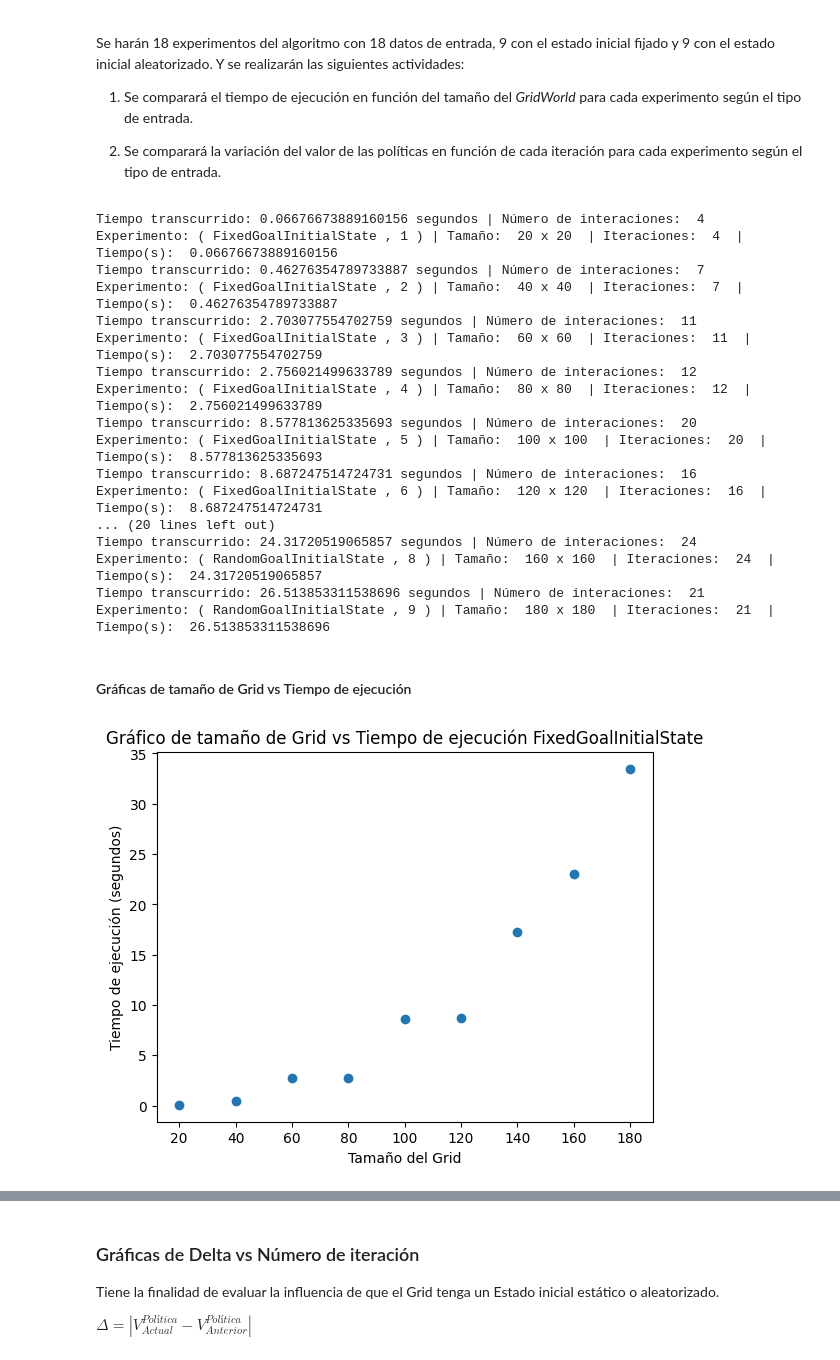
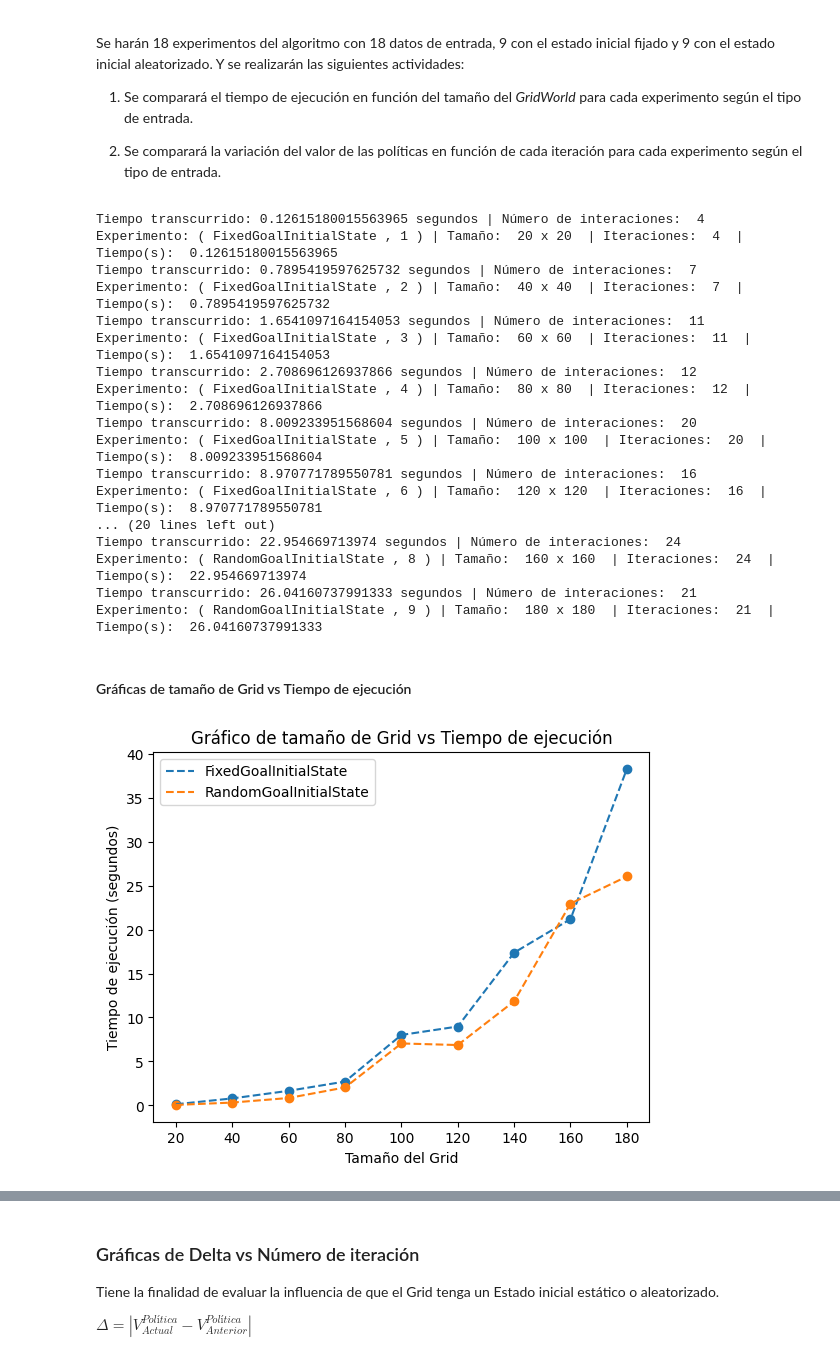
Before and after one commit to djsg2021utec/proyecto-1-incertidumbre, a Jupyter notebook: Algoritmo_Iteracion_de_Politica.ipynb, the cells around one changed output, grey strips where cells are left out. Drawn from its saved outputs; the diff is of its cells as text; code cells hidden in the pictures.

```diff
--- a/Algoritmo_Iteracion_de_Politica.ipynb
+++ b/Algoritmo_Iteracion_de_Politica.ipynb
@@ -377,7 +377,7 @@ def Algoritmo_Iteracion_Politica(Gridworld_NotSpaces):
     else:
       numero_iteraciones += 1
       Deltas.append(getDeltaPolitica(politica_actual,politica_nueva))
-  dict_estados[str(coordenadas_iniciales[0])+"-"+str(coordenadas_iniciales[1])][1] = estados_iniciales[acciones_validas.index(dict_estados[str(coordenadas_iniciales[0])+"-"+str(coordenadas_iniciales[1])][1])]
+  #dict_estados[str(coordenadas_iniciales[0])+"-"+str(coordenadas_iniciales[1])][1] = estados_iniciales[acciones_validas.index(dict_estados[str(coordenadas_iniciales[0])+"-"+str(coordenadas_iniciales[1])][1])]
   fin = time.time()
   tiempo_transcurrido = fin - inicio
   Deltas = Deltas[1:]
@@ -426,3 +424,27 @@ Deltas #Se calculan las deltas para ver el grado de variación entre políticas
 En este apartado se realizan las siguientes tareas:
 
 1. Plotear el camino óptimo entre el estado inicial y el estado final.
+# %%
+path = {'→': ['>','▶'], '←':['<','◀'], '↑': ['^','▲'], '↓':['˅','▼']}
+
+coord_inicial = getCoordInicial(Gridworld_NotSpaces)
+
+objetivo_encontrado = False
+punto_inicial = list(coord_inicial) # [1,2]
+
+while not objetivo_encontrado:
+    key_movimiento = str(punto_inicial[0])+'-'+str(punto_inicial[1])
+
+    direccion_mov = dict_estados[key_movimiento][1]
+
+    siguiente_coordenada = np.array(punto_inicial) + np.array(diccionario_movimientos[direccion_mov])
+
+    if dict_estados[str(siguiente_coordenada[0])+'-' +str(siguiente_coordenada[1])][1] == 'G':
+        objetivo_encontrado = True
+        break
+
+    punto_inicial = siguiente_coordenada
+    dict_estados[str(siguiente_coordenada[0]) + '-'+str(siguiente_coordenada[1])][1] = path[dict_estados[str(siguiente_coordenada[0]) + '-'+str(siguiente_coordenada[1])][1]][0]
+
+
+dict_estados[str(coord_inicial[0]) + '-'+str(coord_inicial[1])][1] = path[dict_estados[str(coord_inicial[0]) + '-'+str(coord_inicial[1])][1]][1]
@@ -458,23 +507,23 @@ for type_of_state in list_type_states:
 
   id_type += 1
 # %% [output]
-Tiempo transcurrido: 0.06676673889160156 segundos | Número de interaciones:  4
-Experimento: ( FixedGoalInitialState , 1 ) | Tamaño:  20 x 20  | Iteraciones:  4  | Tiempo(s):  0.06676673889160156
-Tiempo transcurrido: 0.46276354789733887 segundos | Número de interaciones:  7
-Experimento: ( FixedGoalInitialState , 2 ) | Tamaño:  40 x 40  | Iteraciones:  7  | Tiempo(s):  0.46276354789733887
-Tiempo transcurrido: 2.703077554702759 segundos | Número de interaciones:  11
-Experimento: ( FixedGoalInitialState , 3 ) | Tamaño:  60 x 60  | Iteraciones:  11  | Tiempo(s):  2.703077554702759
-Tiempo transcurrido: 2.756021499633789 segundos | Número de interaciones:  12
-Experimento: ( FixedGoalInitialState , 4 ) | Tamaño:  80 x 80  | Iteraciones:  12  | Tiempo(s):  2.756021499633789
-Tiempo transcurrido: 8.577813625335693 segundos | Número de interaciones:  20
-Experimento: ( FixedGoalInitialState , 5 ) | Tamaño:  100 x 100  | Iteraciones:  20  | Tiempo(s):  8.577813625335693
-Tiempo transcurrido: 8.687247514724731 segundos | Número de interaciones:  16
-Experimento: ( FixedGoalInitialState , 6 ) | Tamaño:  120 x 120  | Iteraciones:  16  | Tiempo(s):  8.687247514724731
+Tiempo transcurrido: 0.12615180015563965 segundos | Número de interaciones:  4
+Experimento: ( FixedGoalInitialState , 1 ) | Tamaño:  20 x 20  | Iteraciones:  4  | Tiempo(s):  0.12615180015563965
+Tiempo transcurrido: 0.7895419597625732 segundos | Número de interaciones:  7
+Experimento: ( FixedGoalInitialState , 2 ) | Tamaño:  40 x 40  | Iteraciones:  7  | Tiempo(s):  0.7895419597625732
+Tiempo transcurrido: 1.6541097164154053 segundos | Número de interaciones:  11
+Experimento: ( FixedGoalInitialState , 3 ) | Tamaño:  60 x 60  | Iteraciones:  11  | Tiempo(s):  1.6541097164154053
+Tiempo transcurrido: 2.708696126937866 segundos | Número de interaciones:  12
+Experimento: ( FixedGoalInitialState , 4 ) | Tamaño:  80 x 80  | Iteraciones:  12  | Tiempo(s):  2.708696126937866
+Tiempo transcurrido: 8.009233951568604 segundos | Número de interaciones:  20
+Experimento: ( FixedGoalInitialState , 5 ) | Tamaño:  100 x 100  | Iteraciones:  20  | Tiempo(s):  8.009233951568604
+Tiempo transcurrido: 8.970771789550781 segundos | Número de interaciones:  16
+Experimento: ( FixedGoalInitialState , 6 ) | Tamaño:  120 x 120  | Iteraciones:  16  | Tiempo(s):  8.970771789550781
 ... (20 lines left out)
-Tiempo transcurrido: 24.31720519065857 segundos | Número de interaciones:  24
-Experimento: ( RandomGoalInitialState , 8 ) | Tamaño:  160 x 160  | Iteraciones:  24  | Tiempo(s):  24.31720519065857
-Tiempo transcurrido: 26.513853311538696 segundos | Número de interaciones:  21
-Experimento: ( RandomGoalInitialState , 9 ) | Tamaño:  180 x 180  | Iteraciones:  21  | Tiempo(s):  26.513853311538696
+Tiempo transcurrido: 22.954669713974 segundos | Número de interaciones:  24
+Experimento: ( RandomGoalInitialState , 8 ) | Tamaño:  160 x 160  | Iteraciones:  24  | Tiempo(s):  22.954669713974
+Tiempo transcurrido: 26.04160737991333 segundos | Número de interaciones:  21
+Experimento: ( RandomGoalInitialState , 9 ) | Tamaño:  180 x 180  | Iteraciones:  21  | Tiempo(s):  26.04160737991333
 # %% [markdown]
 #### Gráficas de tamaño de Grid vs Tiempo de ejecución
 # %%
@@ -489,18 +534,28 @@ t_exp2=list_tiempos_experimento[9:] #RandomGoalInitialState
 # %%
 import matplotlib.pyplot as plt
 
+list_tam = [x for x in range(20, 181, 20)]
+t_exp1=list_tiempos_experimento[:9] #FixedGoalInitialState
+t_exp2=list_tiempos_experimento[9:] #RandomGoalInitialState
 # Experimento 1
 
 x = list_tam
-y = t_exp1
+y1 = t_exp1
+y2 = t_exp2
 
-plt.scatter(x,y)
+plt.scatter(x, y1)
+plt.plot(x, y1, '--', label='FixedGoalInitialState')
+plt.scatter(x, y2)
+plt.plot(x, y2, '--', label='RandomGoalInitialState')
+
 plt.xlabel('Tamaño del Grid')
 plt.ylabel('Tiempo de ejecución (segundos)')
-plt.title('Gráfico de tamaño de Grid vs Tiempo de ejecución FixedGoalInitialState')
+plt.title('Gráfico de tamaño de Grid vs Tiempo de ejecución')
+
+plt.legend()
 plt.show()
 # %% [output]
-[figure, old version]
+[figure, new version]
 # %%
 import matplotlib.pyplot as plt
 
```
Also changed, not shown: parts of 6 cells of this notebook.
